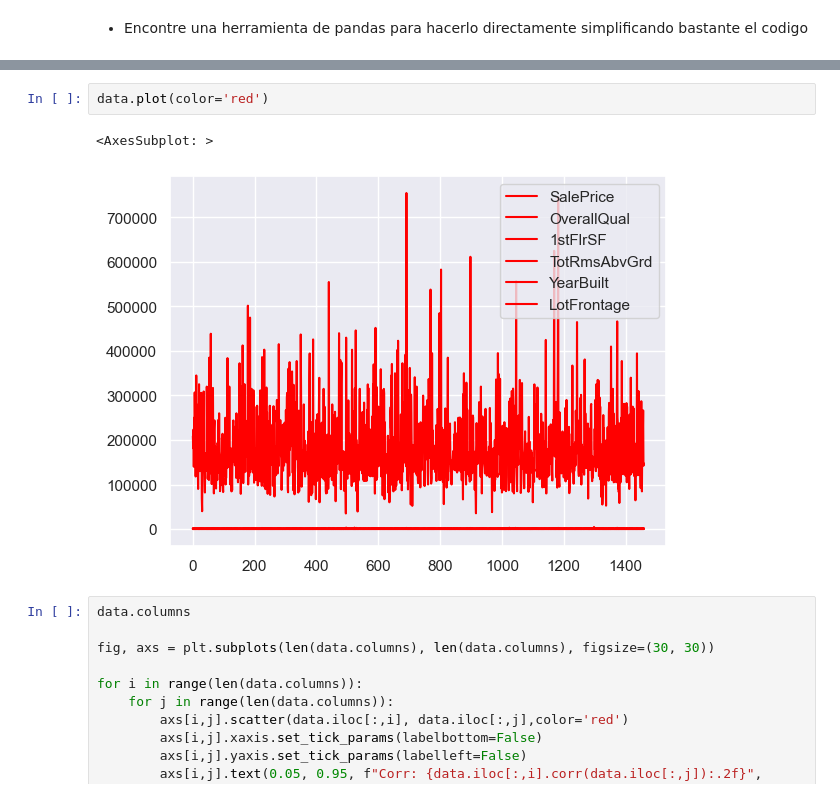
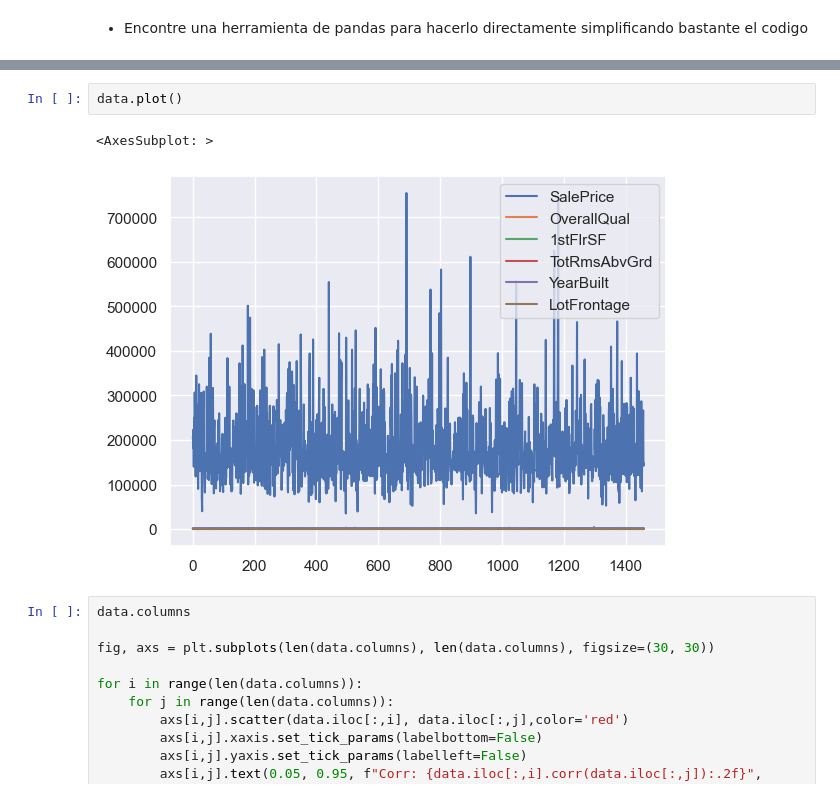
Before and after one commit to ronaldbailey/Proyecto-1---Regresi-n-con-Progra-, a Jupyter notebook: proyecto1.ipynb, the cells around one changed output, grey strips where cells are left out. Cells and saved outputs as stored; diff of their text form.

```diff
--- a/proyecto1.ipynb
+++ b/proyecto1.ipynb
@@ -684,8 +671,8 @@ plt.show()
 # %%
-data.plot(color='red')
+data.plot()
 # %% [output]
 <AxesSubplot: >
-[figure, old version]
+[figure, new version]
 # %%
 data.columns
 
```
Also changed, not shown: parts of 48 cells of this notebook.
